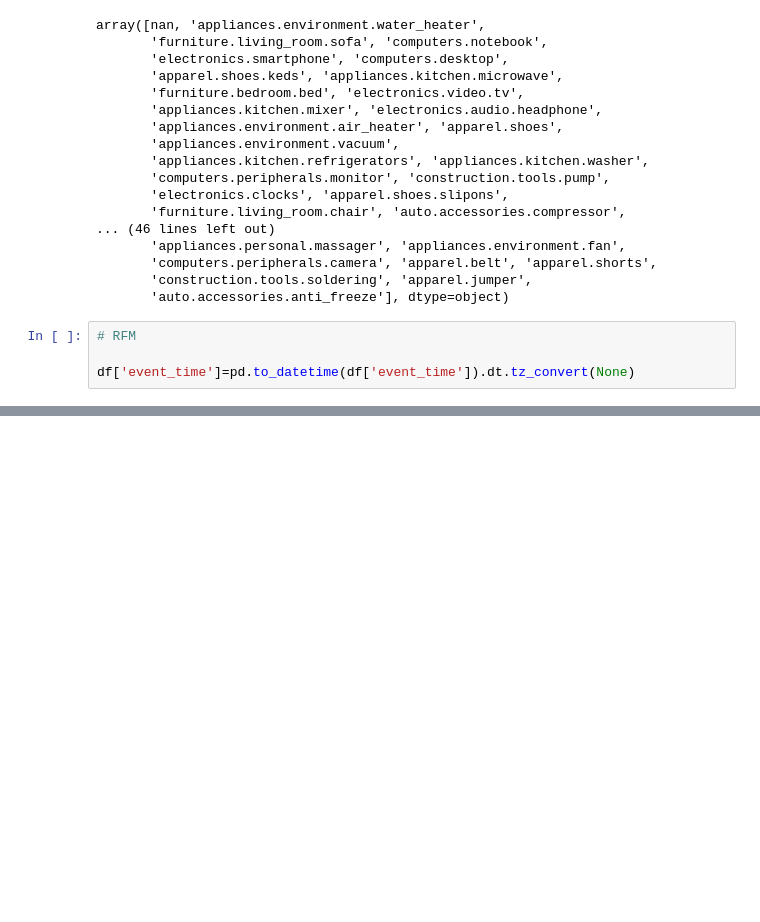
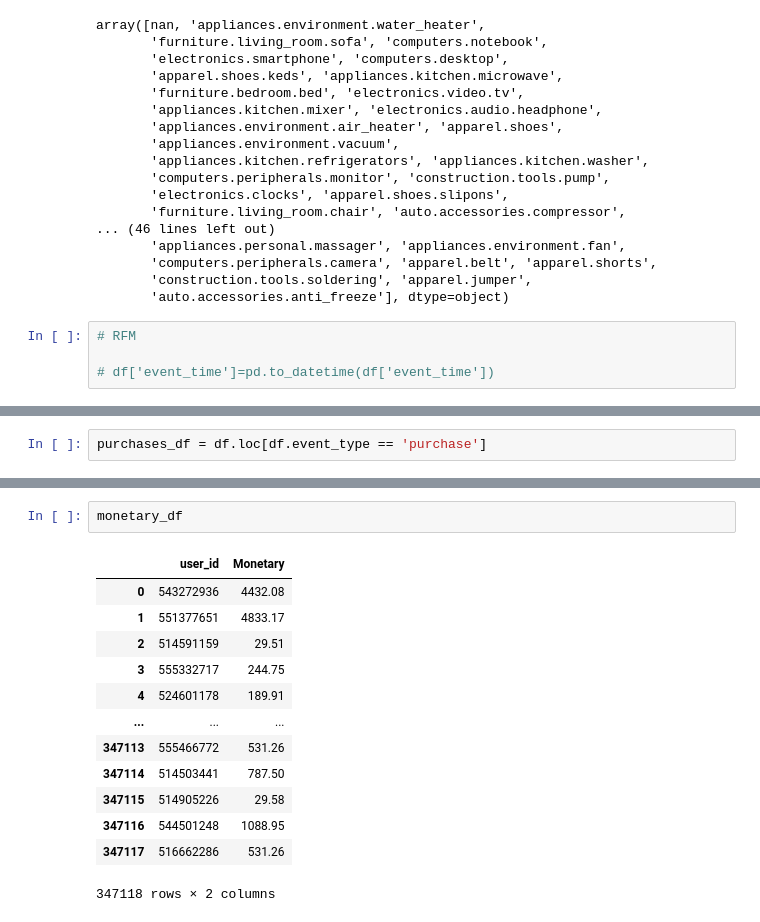
Before and after one commit to Songnahyun/AI_12_cp2_project, a Jupyter notebook: CP2_송나현.ipynb, the cells around one changed output, grey strips where cells are left out. Saved outputs shown, nothing was run; the diff lists cells and outputs as text; blank space fills up the shorter version.

```diff
--- a/CP2_송나현.ipynb
+++ b/CP2_송나현.ipynb
@@ -216,7 +233,7 @@ array([nan, 'appliances.environment.water_heater',
 # %%
 # RFM
 
-df['event_time']=pd.to_datetime(df['event_time']).dt.tz_convert(None)
+# df['event_time']=pd.to_datetime(df['event_time'])
 # %%
 df.dtypes
 # %% [output]
@@ -238,0 +250,2 @@ df2
+# %%
+purchases_df = df.loc[df.event_type == 'purchase']
@@ -238,0 +270,16 @@ df2
+# %%
+monetary_df
+# %% [output]
+|  | user_id | Monetary |
+| 0 | 543272936 | 4432.08 |
+| 1 | 551377651 | 4833.17 |
+| 2 | 514591159 | 29.51 |
+| 3 | 555332717 | 244.75 |
+| 4 | 524601178 | 189.91 |
+| ... | ... | ... |
+| 347113 | 555466772 | 531.26 |
+| 347114 | 514503441 | 787.50 |
+| 347115 | 514905226 | 29.58 |
+| 347116 | 544501248 | 1088.95 |
+| 347117 | 516662286 | 531.26 |
+347118 rows × 2 columns
```
Also changed, not shown: parts of 16 cells of this notebook.
